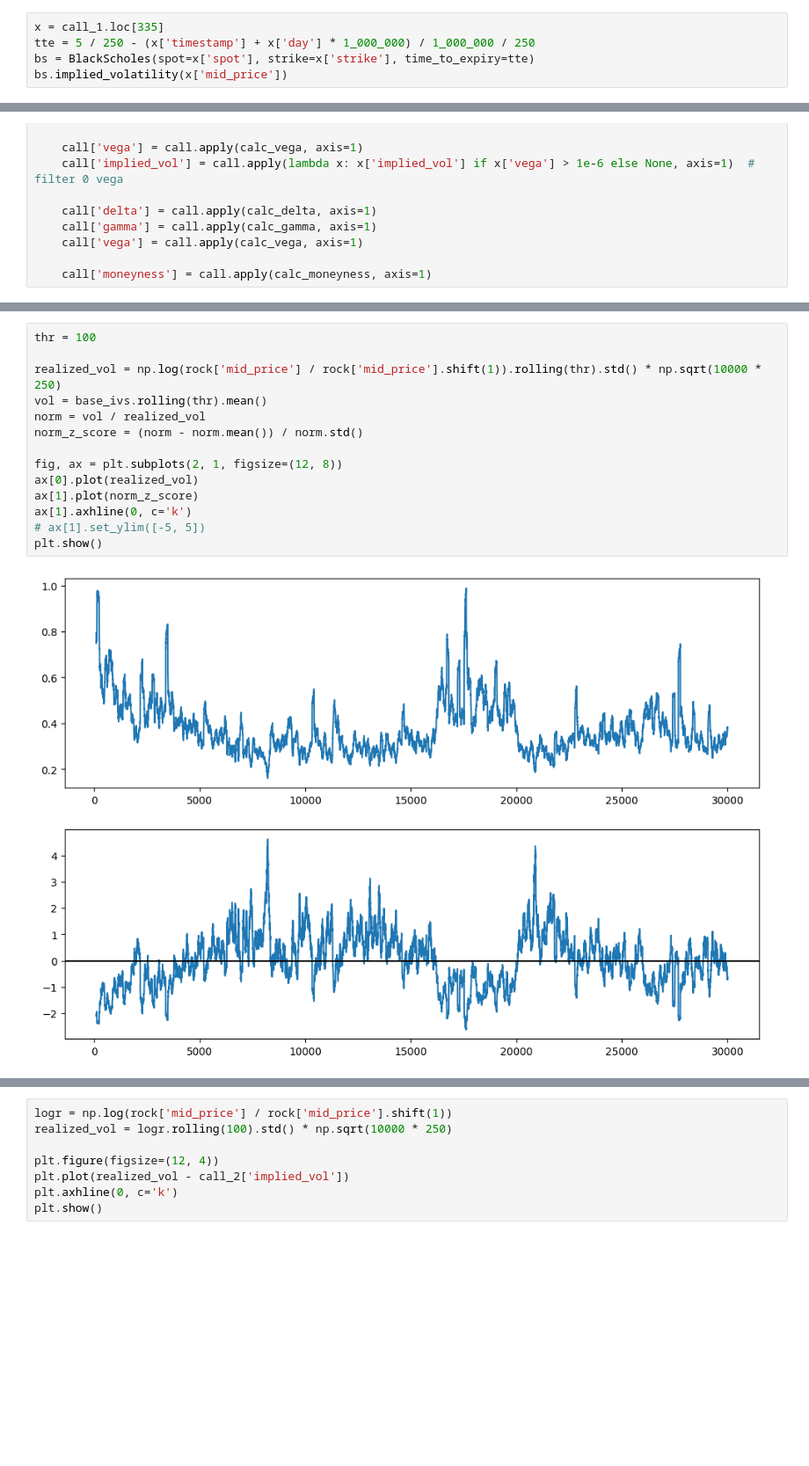
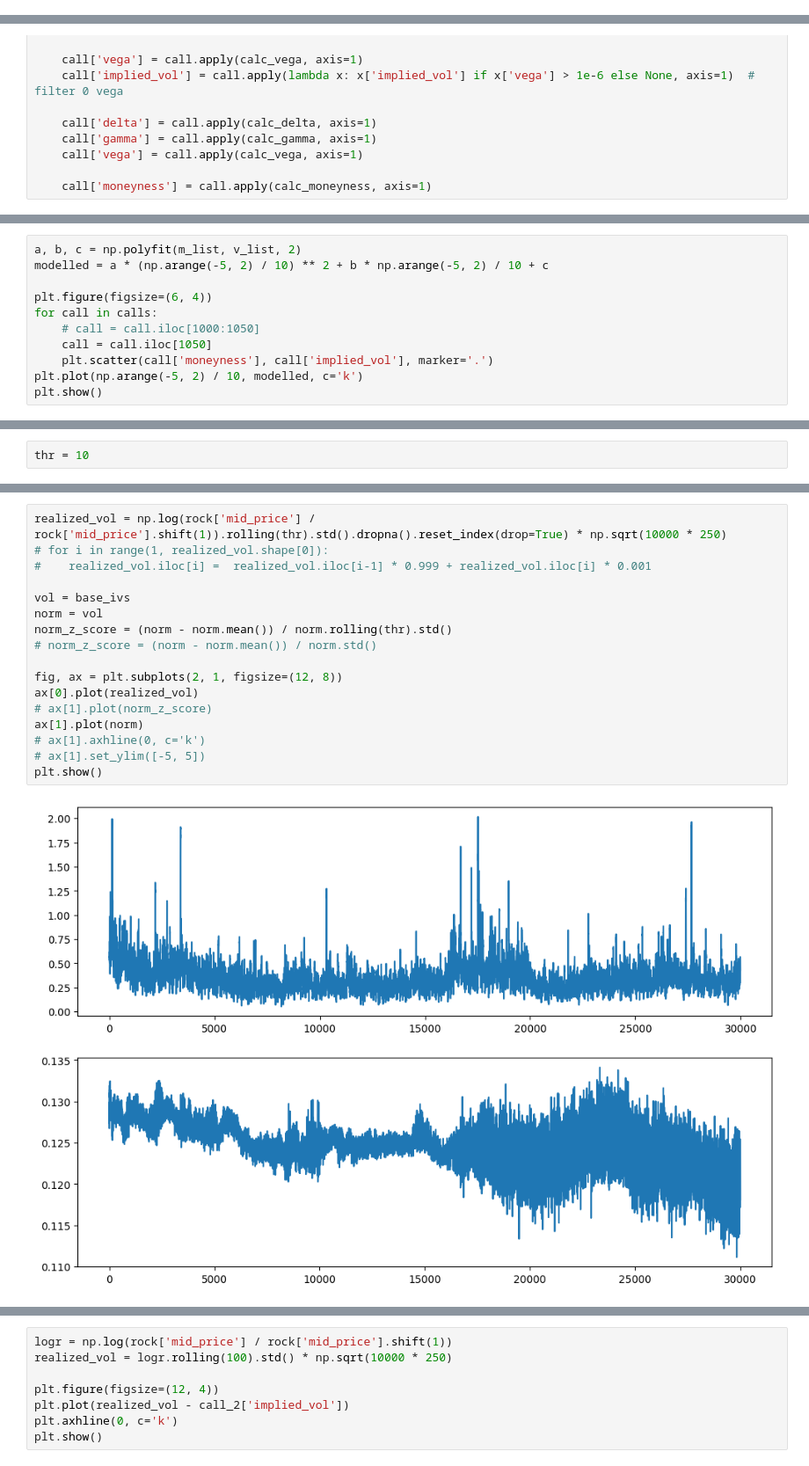
Before and after one commit to aemilani/imc-prosperity-3, a Jupyter notebook: notebooks/rock.ipynb, the cells around one changed output, grey strips where cells are left out. Shown at 88% size. Drawn from its saved outputs; the diff is of its cells as text; blank space fills up the shorter version.

```diff
--- a/notebooks/rock.ipynb
+++ b/notebooks/rock.ipynb
@@ -15,8 +15,3 @@ import statsmodels.api as sm
 from utils import read_log
 from math import log, sqrt
 from statistics import NormalDist
-# %%
-x = call_1.loc[335]
-tte = 5 / 250 - (x['timestamp'] + x['day'] * 1_000_000) / 1_000_000 / 250
-bs = BlackScholes(spot=x['spot'], strike=x['strike'], time_to_expiry=tte)
-bs.implied_volatility(x['mid_price'])
@@ -159,0 +151,11 @@ plt.show()
+# %%
+a, b, c = np.polyfit(m_list, v_list, 2)
+modelled = a * (np.arange(-5, 2) / 10) ** 2 + b * np.arange(-5, 2) / 10 + c
+
+plt.figure(figsize=(6, 4))
+for call in calls:
+    # call = call.iloc[1000:1050]
+    call = call.iloc[1050]
+    plt.scatter(call['moneyness'], call['implied_vol'], marker='.')
+plt.plot(np.arange(-5, 2) / 10, modelled, c='k')
+plt.show()
@@ -196,0 +203,2 @@ norm.mean(), norm.std()
+# %%
+thr = 10
@@ -197,16 +220,19 @@ norm.mean(), norm.std()
 # %%
-thr = 100
+realized_vol = np.log(rock['mid_price'] / rock['mid_price'].shift(1)).rolling(thr).std().dropna().reset_index(drop=True) * np.sqrt(10000 * 250)
+# for i in range(1, realized_vol.shape[0]):
+#    realized_vol.iloc[i] =  realized_vol.iloc[i-1] * 0.999 + realized_vol.iloc[i] * 0.001
 
-realized_vol = np.log(rock['mid_price'] / rock['mid_price'].shift(1)).rolling(thr).std() * np.sqrt(10000 * 250)
-vol = base_ivs.rolling(thr).mean()
-norm = vol / realized_vol
-norm_z_score = (norm - norm.mean()) / norm.std()
+vol = base_ivs
+norm = vol
+norm_z_score = (norm - norm.mean()) / norm.rolling(thr).std()
+# norm_z_score = (norm - norm.mean()) / norm.std()
 
 fig, ax = plt.subplots(2, 1, figsize=(12, 8))
 ax[0].plot(realized_vol)
-ax[1].plot(norm_z_score)
-ax[1].axhline(0, c='k')
+# ax[1].plot(norm_z_score)
+ax[1].plot(norm)
+# ax[1].axhline(0, c='k')
 # ax[1].set_ylim([-5, 5])
 plt.show()
 # %% [output]
-[figure, old version]
+[figure, new version]
```
Also changed, not shown: parts of 12 cells of this notebook, 4 other files.
